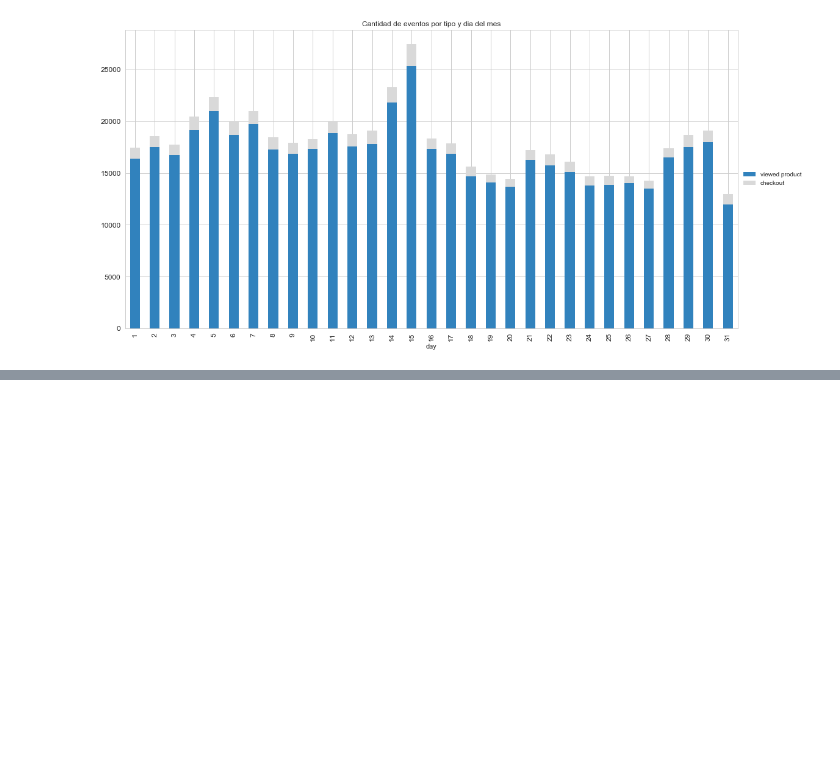
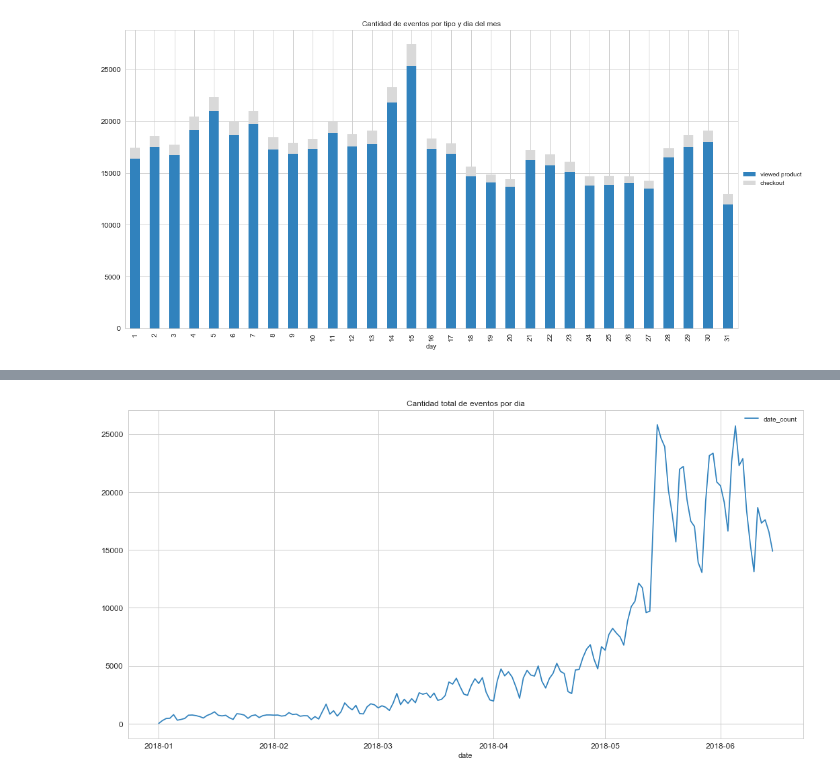
Before and after one commit to jowisaidman/tp1_analisis_exploratorio, a Jupyter notebook: Notebooks/Mateo/date.ipynb, the cells around one changed output, grey strips where cells are left out. Saved outputs shown, nothing was run; the diff lists cells and outputs as text; code cells hidden in the pictures; blank space fills up the shorter version.

Commit message:
analisis por date

```diff
--- a/Notebooks/Mateo/date.ipynb
+++ b/Notebooks/Mateo/date.ipynb
@@ -189,3 +185,10 @@ plt.show()
 #estaria bueno agregarle la relacion en cada barra, parece casi constante -> no habria un dia que sean mas efectivos
 # %% [output]
 [figure]
+# %%
+#cantidad de eventos cada dia (total periodo)
+events['date'] = events.index.date
+events.head(1)
+per_date = events.groupby('date').agg({'date':'count'})
+per_date.columns = ['date_count']
+per_date.describe()
@@ -191,0 +205,7 @@ plt.show()
+# %%
+graph = per_date.plot(figsize=(18,9),fontsize=12,colormap='tab20c')
+plt.title('Cantidad total de eventos por dia')
+#graph.legend(loc='center left', bbox_to_anchor=(1.0, 0.5))
+plt.show()
+# %% [output]
+[figure, added]
```
Also changed, not shown: parts of 5 cells of this notebook.
